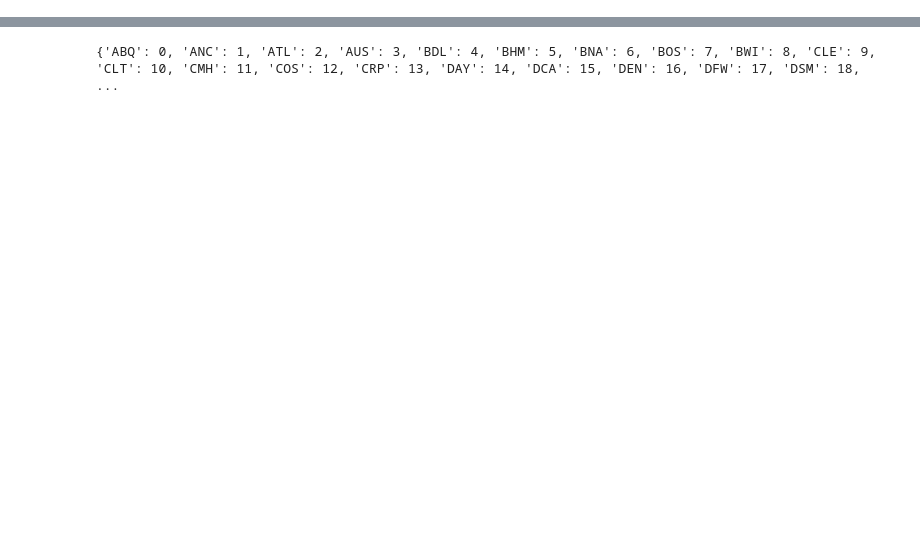
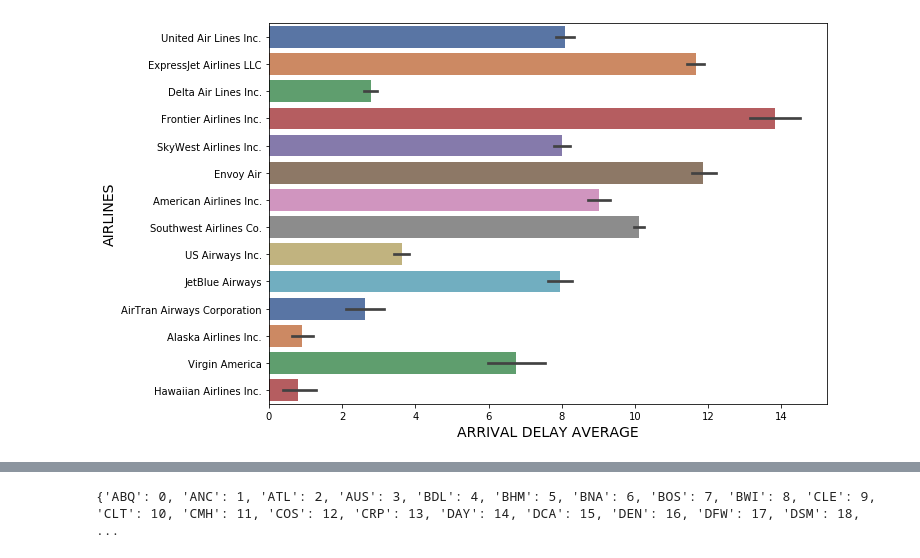
Before and after one commit to alejandrosoriavelasco/TFE, a Jupyter notebook: proyecto.ipynb, the cells around one changed output, grey strips where cells are left out. Saved outputs shown, nothing was run; the diff lists cells and outputs as text; code cells hidden in the pictures; blank space fills up the shorter version.

```diff
--- a/proyecto.ipynb
+++ b/proyecto.ipynb
@@ -289,0 +223,9 @@ print(le_name_mapping)
+# %%
+# Promedio del retraso por aerolínea
+plt.figure(figsize=(10,7))
+ax1=sns.barplot(y="AIRLINE_NAME", x="ARRIVAL_DELAY",data=list_data[0],palette='deep')
+plt.xlabel('ARRIVAL DELAY AVERAGE', fontsize=14)
+plt.ylabel('AIRLINES', fontsize=14)
+plt.show()
+# %% [output]
+[figure, added]
```
Also changed, not shown: parts of 62 cells of this notebook.
